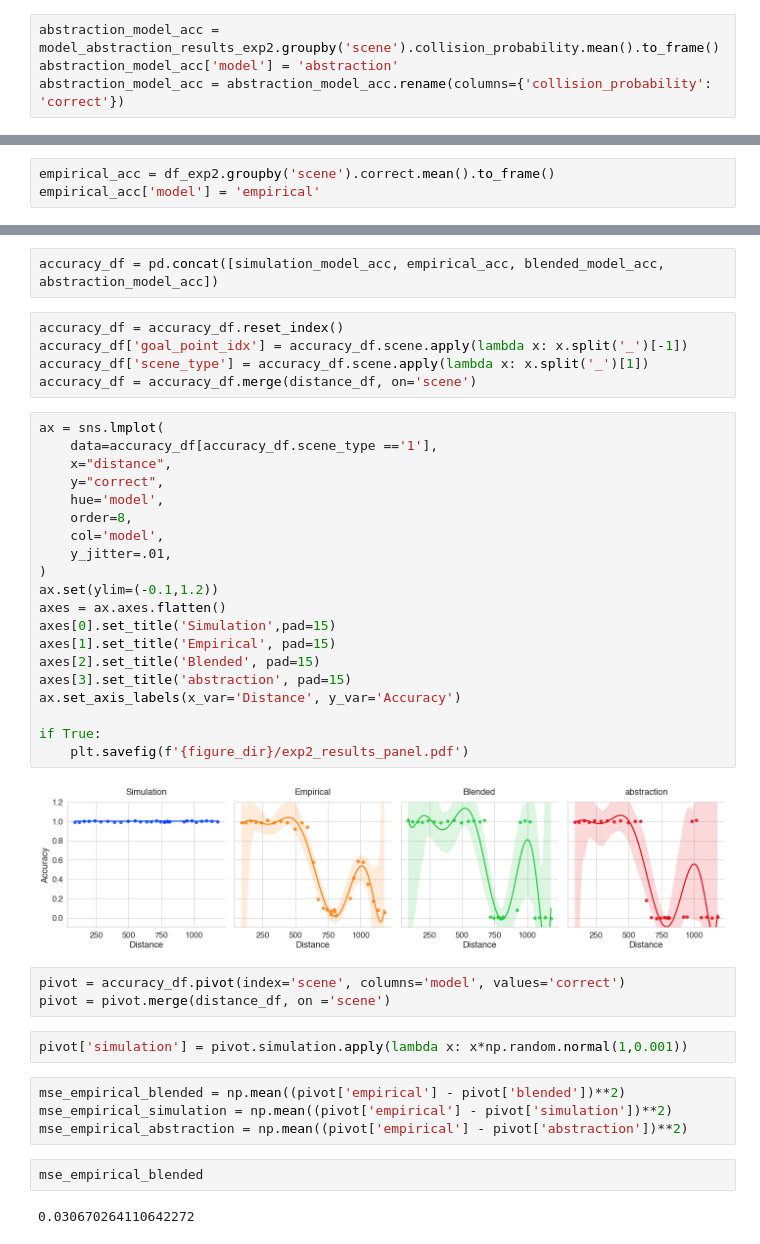
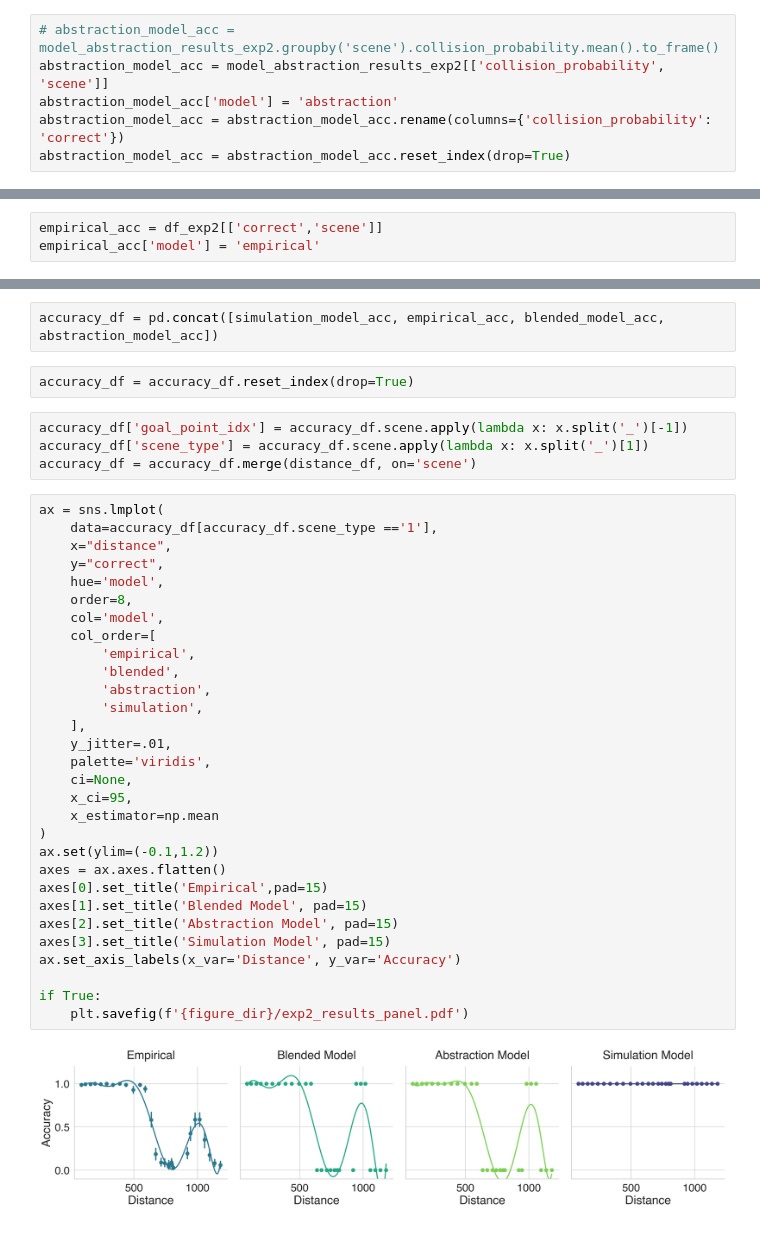
Before and after one commit to flxsosa/physics_abstraction, a Jupyter notebook: notebooks/experiment2_analysis.ipynb, the cells around one changed output, grey strips where cells are left out. Drawn from its saved outputs; the diff is of its cells as text.

```diff
--- a/notebooks/experiment2_analysis.ipynb
+++ b/notebooks/experiment2_analysis.ipynb
@@ -306,4 +234,6 @@ simulation_model_acc = simulation_model_acc.rename(columns={'collision_probabili
 # %%
-abstraction_model_acc = model_abstraction_results_exp2.groupby('scene').collision_probability.mean().to_frame()
+# abstraction_model_acc = model_abstraction_results_exp2.groupby('scene').collision_probability.mean().to_frame()
+abstraction_model_acc = model_abstraction_results_exp2[['collision_probability', 'scene']]
 abstraction_model_acc['model'] = 'abstraction'
 abstraction_model_acc = abstraction_model_acc.rename(columns={'collision_probability': 'correct'})
+abstraction_model_acc = abstraction_model_acc.reset_index(drop=True)
@@ -310,3 +246,3 @@ abstraction_model_acc = abstraction_model_acc.rename(columns={'collision_probabi
 # %%
-empirical_acc = df_exp2.groupby('scene').correct.mean().to_frame()
+empirical_acc = df_exp2[['correct','scene']]
 empirical_acc['model'] = 'empirical'
@@ -313,42 +302,40 @@ empirical_acc['model'] = 'empirical'
 # %%
 accuracy_df = pd.concat([simulation_model_acc, empirical_acc, blended_model_acc, abstraction_model_acc])
+# %%
+accuracy_df = accuracy_df.reset_index(drop=True)
 # %%
-accuracy_df = accuracy_df.reset_index()
 accuracy_df['goal_point_idx'] = accuracy_df.scene.apply(lambda x: x.split('_')[-1])
 accuracy_df['scene_type'] = accuracy_df.scene.apply(lambda x: x.split('_')[1])
 accuracy_df = accuracy_df.merge(distance_df, on='scene')
 # %%
 ax = sns.lmplot(
     data=accuracy_df[accuracy_df.scene_type =='1'],
     x="distance",
     y="correct",
     hue='model',
     order=8,
     col='model',
+    col_order=[
+        'empirical',
+        'blended',
+        'abstraction',
+        'simulation',
+    ],
     y_jitter=.01,
+    palette='viridis',
+    ci=None,
+    x_ci=95,
+    x_estimator=np.mean
 )
 ax.set(ylim=(-0.1,1.2))
 axes = ax.axes.flatten()
-axes[0].set_title('Simulation',pad=15)
-axes[1].set_title('Empirical', pad=15)
-axes[2].set_title('Blended', pad=15)
-axes[3].set_title('abstraction', pad=15)
+axes[0].set_title('Empirical',pad=15)
+axes[1].set_title('Blended Model', pad=15)
+axes[2].set_title('Abstraction Model', pad=15)
+axes[3].set_title('Simulation Model', pad=15)
 ax.set_axis_labels(x_var='Distance', y_var='Accuracy')
 
 if True:
     plt.savefig(f'{figure_dir}/exp2_results_panel.pdf')
 # %% [output]
-[figure, old version]
+[figure, new version]
-# %%
-pivot = accuracy_df.pivot(index='scene', columns='model', values='correct')
-pivot = pivot.merge(distance_df, on ='scene')
-# %%
-pivot['simulation'] = pivot.simulation.apply(lambda x: x*np.random.normal(1,0.001))
-# %%
-mse_empirical_blended = np.mean((pivot['empirical'] - pivot['blended'])**2)
-mse_empirical_simulation = np.mean((pivot['empirical'] - pivot['simulation'])**2)
-mse_empirical_abstraction = np.mean((pivot['empirical'] - pivot['abstraction'])**2)
-# %%
-mse_empirical_blended
-# %% [output]
-0.030670264110642272
```
Also changed, not shown: parts of 37 cells of this notebook, 2 other files.
